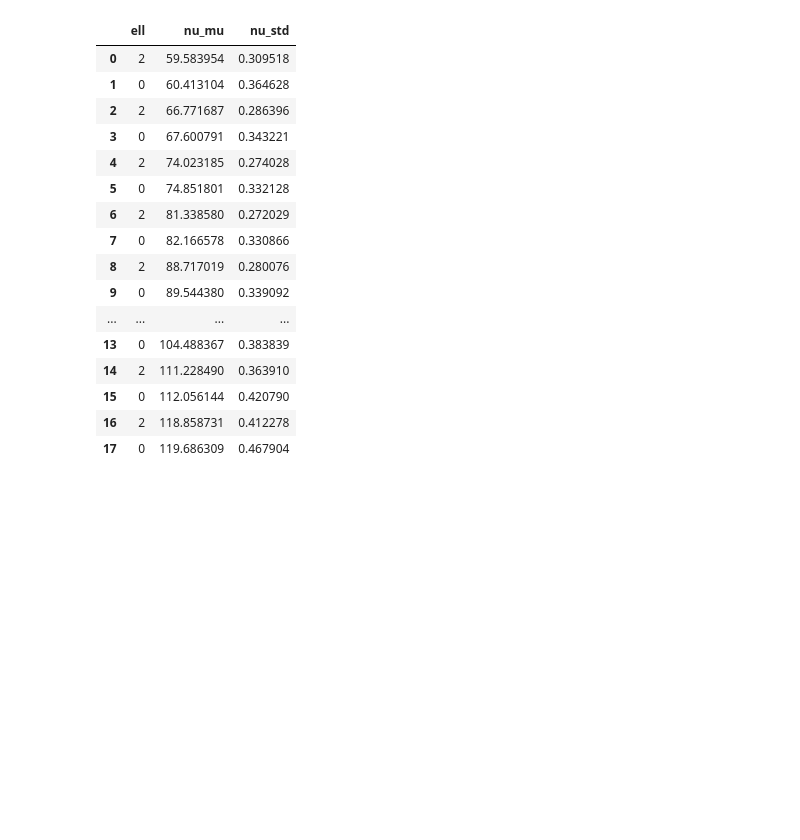
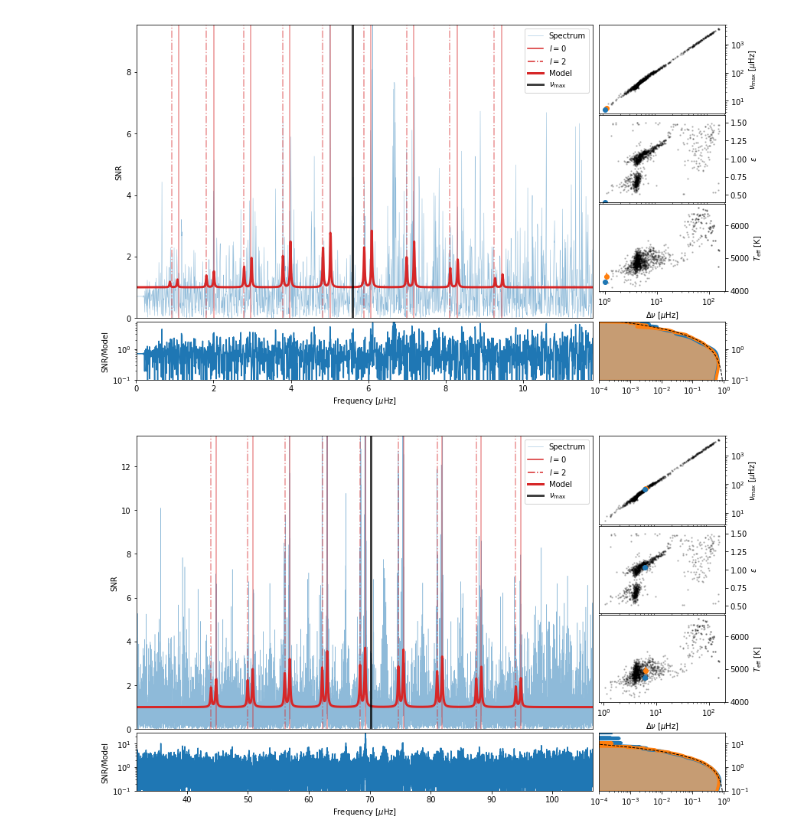
Before and after one commit to grd349/PBjam, a Jupyter notebook: Example10.ipynb, the cells around one changed output. Saved outputs shown, nothing was run; the diff lists cells and outputs as text; code cells hidden in the pictures; blank space fills up the shorter version.

```diff
--- a/Example10.ipynb
+++ b/Example10.ipynb
@@ -20,3 +10,5 @@ bp_rps = [[n, 0.1] for n in df.bp_rp]
+# %%
+df = pd.read_csv('pbjam/data/prior_data.csv')[1:4]
 # %%
 # Initialize a jam session with a list of stars:
-jam_sess = session(ID = kics, numax = numaxs, dnu = dnus, teff = teffs, bp_rp = bp_rps, nthreads=1, use_cached=True)
+jam_sess = session(dictlike = df, nthreads=1, use_cached=True)
@@ -67,20 +14,0 @@ star.asy_result.summary
-# %%
-star.asy_result.modeID
-# %% [output]
-|  | ell | nu_mu | nu_std |
-| 0 | 2 | 59.583954 | 0.309518 |
-| 1 | 0 | 60.413104 | 0.364628 |
-| 2 | 2 | 66.771687 | 0.286396 |
-| 3 | 0 | 67.600791 | 0.343221 |
-| 4 | 2 | 74.023185 | 0.274028 |
-| 5 | 0 | 74.851801 | 0.332128 |
-| 6 | 2 | 81.338580 | 0.272029 |
-| 7 | 0 | 82.166578 | 0.330866 |
-| 8 | 2 | 88.717019 | 0.280076 |
-| 9 | 0 | 89.544380 | 0.339092 |
-| ... | ... | ... | ... |
-| 13 | 0 | 104.488367 | 0.383839 |
-| 14 | 2 | 111.228490 | 0.363910 |
-| 15 | 0 | 112.056144 | 0.420790 |
-| 16 | 2 | 118.858731 | 0.412278 |
-| 17 | 0 | 119.686309 | 0.467904 |
@@ -89,0 +15,5 @@ pickle.dump(star, open("%s.p" % (star.ID), "wb"))
+# %%
+jam_sess(norders = 9)
+# %% [output]
+[figure, added]
+[figure, added]
```
Also changed, not shown: parts of 8 cells of this notebook, 5 other files.
